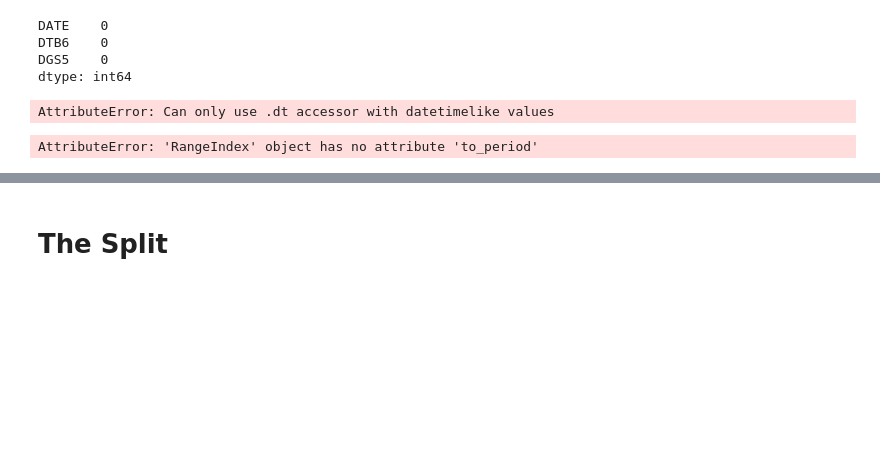
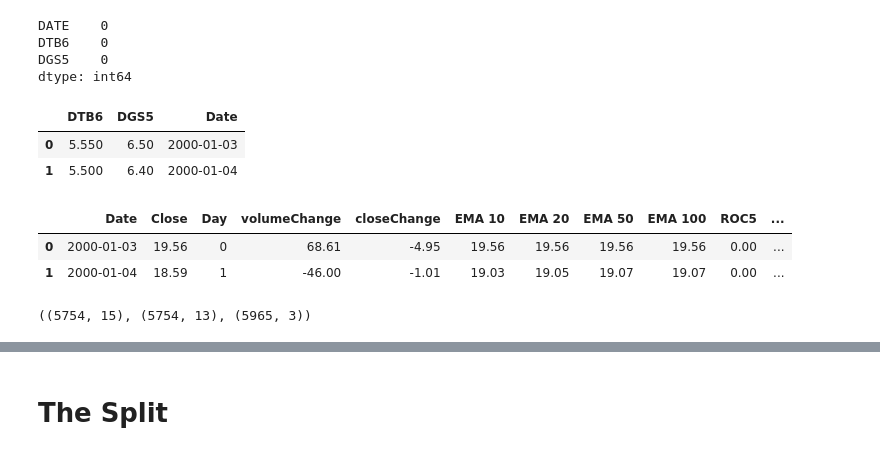
Before and after one commit to ShirsenduRyo/Stock-CNN-LSTM, a Jupyter notebook: 1. Time Series Forecasting Analysis-Multivariate.ipynb, the cells around one changed output, grey strips where cells are left out. Drawn from its saved outputs; the diff is of its cells as text; code cells hidden in the pictures; blank space fills up the shorter version.

```diff
--- a/1. Time Series Forecasting Analysis-Multivariate.ipynb
+++ b/1. Time Series Forecasting Analysis-Multivariate.ipynb
@@ -250,5 +246,0 @@ df1 = dtb3.copy()
-# %%
-df2 = df2.reset_index()
-df1["month"] = df1['DATE'].dt.month
-# %% [output]
-AttributeError: Can only use .dt accessor with datetimelike values
@@ -265,5 +246,0 @@ merged_df = pd.merge(
-# %%
-mergedDf["DTB3"] = mergedDf.index.to_period('M').to_series().map(dtb3)
-mergedDf.head(4)
-# %% [output]
-AttributeError: 'RangeIndex' object has no attribute 'to_period'
@@ -271,0 +247,19 @@ df_daily['a'] / df_daily["month"].map(df_monthly)
+# %%
+mergedDf['Date'] = pd.to_datetime(mergedDf['DATE'])
+mergedDf.drop(['DATE'], axis = 1, inplace = True)
+mergedDf.head(2)
+# %% [output]
+|  | DTB6 | DGS5 | Date |
+| 0 | 5.550 | 6.50 | 2000-01-03 |
+| 1 | 5.500 | 6.40 | 2000-01-04 |
+# %%
+treasuryDf = pd.merge(wfc, mergedDf, how ='left', on="Date" )
+treasuryDf.head(2)
+# %% [output]
+|  | Date | Close | Day | volumeChange | closeChange | EMA 10 | EMA 20 | EMA 50 | EMA 100 | ROC5 | ... |
+| 0 | 2000-01-03 | 19.56 | 0 | 68.61 | -4.95 | 19.56 | 19.56 | 19.56 | 19.56 | 0.00 | ... |
+| 1 | 2000-01-04 | 18.59 | 1 | -46.00 | -1.01 | 19.03 | 19.05 | 19.07 | 19.07 | 0.00 | ... |
+# %%
+treasuryDf.shape, wfc.shape, mergedDf.shape
+# %% [output]
+((5754, 15), (5754, 13), (5965, 3))
```
Also changed, not shown: parts of 19 cells of this notebook, 4 other files.
